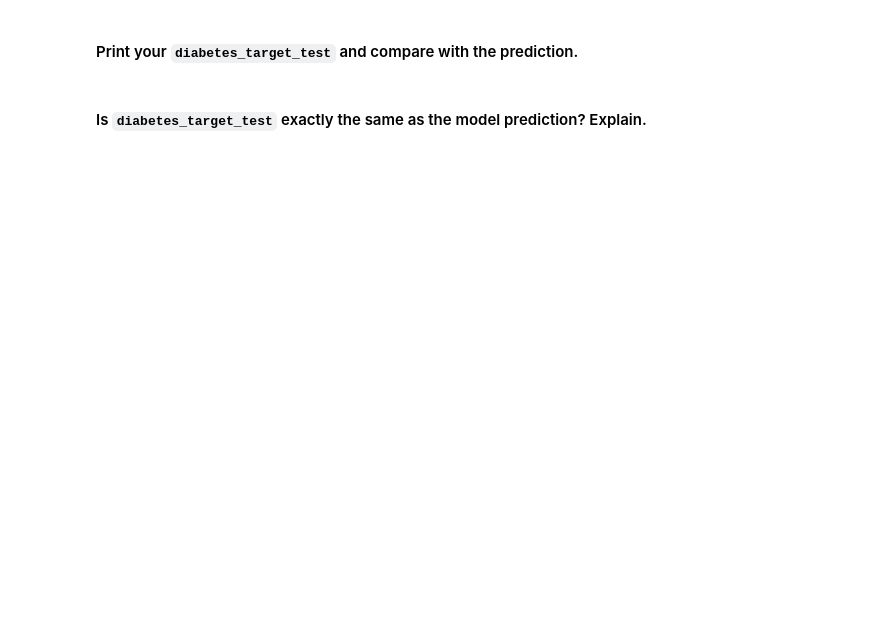
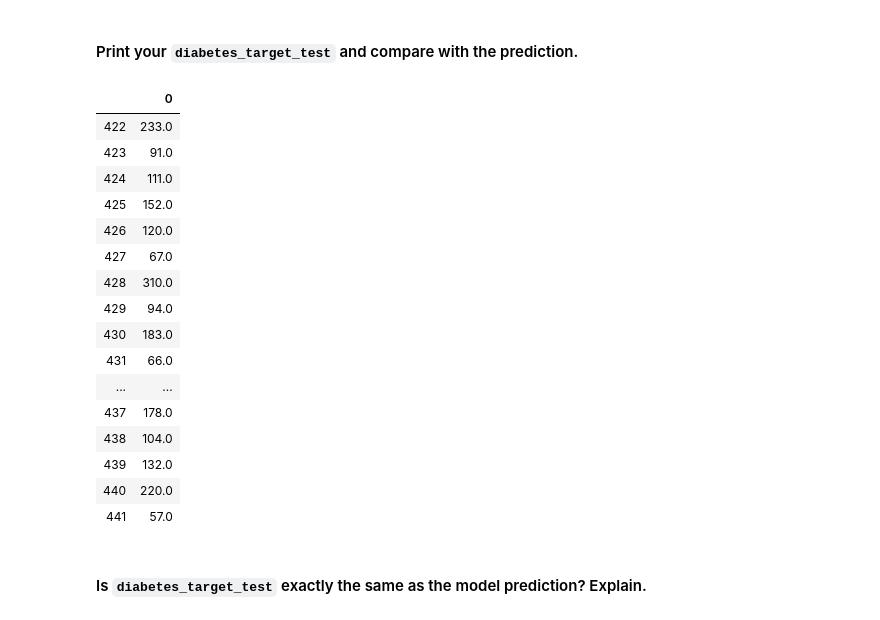
Before and after one commit to ta-data-bcn/lab-supervised-learning-sklearn, a Jupyter notebook: your-code/main.ipynb, the cells around one changed output. Cells and saved outputs as stored; diff of their text form; code cells hidden in the pictures; blank space fills up the shorter version.

```diff
--- a/your-code/main.ipynb
+++ b/your-code/main.ipynb
@@ -43,0 +94,3 @@ Scikit-learn typically takes in 2D numpy arrays as input (though pandas datafram
+# %%
+target = pd.DataFrame(diabetes['target'])
+target
@@ -78,2 +162,7 @@ Define `diabetes_data_train`, `diabetes_target_train`, `diabetes_data_test`, and
+# %%
+diabetes_data_train = data.loc[0:421]
+diabetes_data_test = data.loc[422:442]
+diabetes_target_train = target.loc[0:421]
+diabetes_target_test = target.loc[422:442]
 # %% [markdown]
 Fit the training data and target to `diabetes_model`. Print the *intercept* and *coefficients* of the model.
@@ -96,6 +215,25 @@ This is the linear regression model fitted to your training dataset.
 #### Print your `diabetes_target_test` and compare with the prediction.
 # %%
 # your code here
+diabetes_target_test
+# %% [output]
+|  | 0 |
+| 422 | 233.0 |
+| 423 | 91.0 |
+| 424 | 111.0 |
+| 425 | 152.0 |
+| 426 | 120.0 |
+| 427 | 67.0 |
+| 428 | 310.0 |
+| 429 | 94.0 |
+| 430 | 183.0 |
+| 431 | 66.0 |
+| ... | ... |
+| 437 | 178.0 |
+| 438 | 104.0 |
+| 439 | 132.0 |
+| 440 | 220.0 |
+| 441 | 57.0 |
 # %% [markdown]
 #### Is `diabetes_target_test` exactly the same as the model prediction? Explain.
 # %%
```
Also changed, not shown: parts of 43 cells of this notebook.
